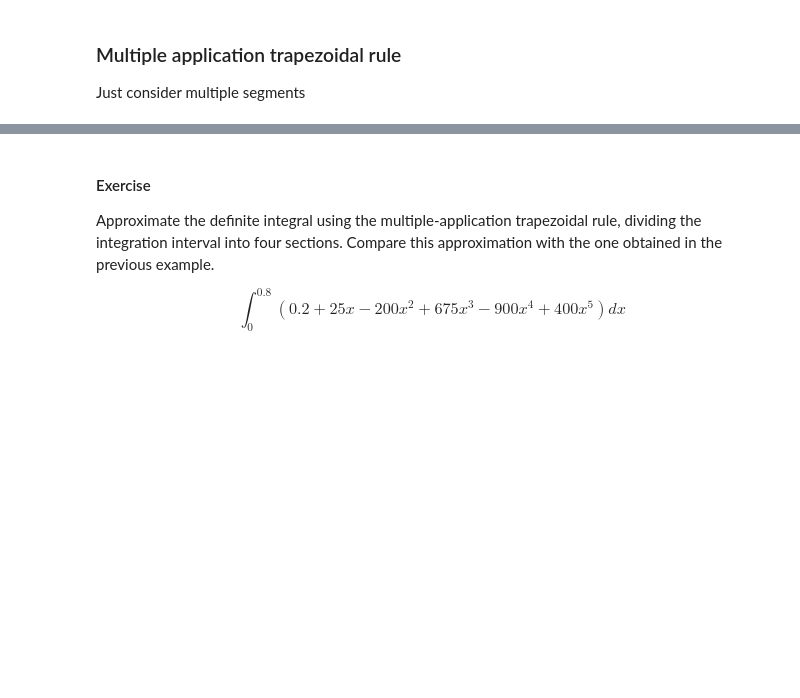
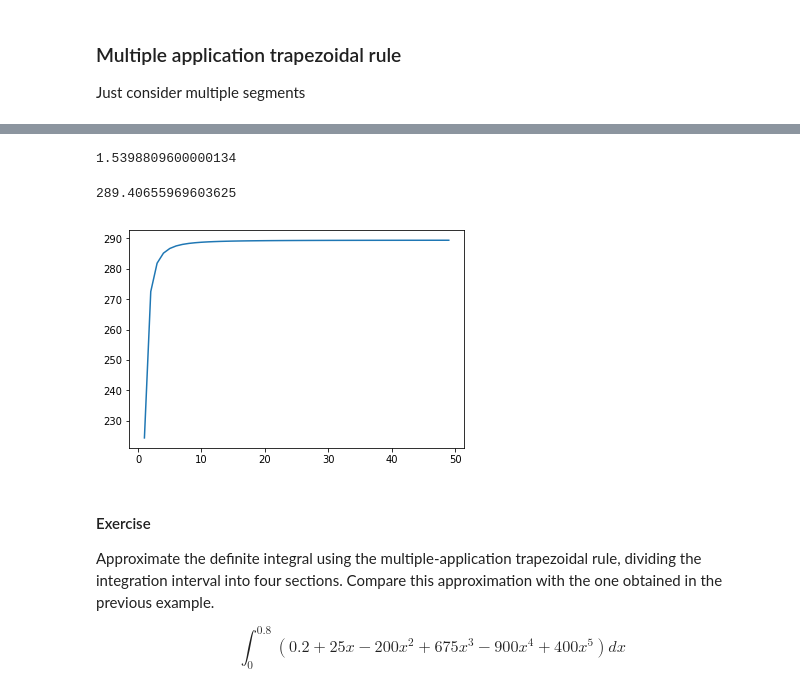
Before and after one commit to danimateos/numerical_methods, a Jupyter notebook: section-06.ipynb, the cells around one changed output, grey strips where cells are left out. Saved outputs shown, nothing was run; the diff lists cells and outputs as text; code cells hidden in the pictures; blank space fills up the shorter version.

```diff
--- a/section-06.ipynb
+++ b/section-06.ipynb
@@ -63,3 +94,30 @@ Perform the calculation with 10,20 and 50 segments.
+# %%
+def integral_trapezoid(f, a=0, b=10, segments=10):
+    space = np.linspace(a, b, num=segments+1)
+    total_area = 0
+
+    for b in space[1:]:
+        total_area += (b-a)*(f(b) + f(a))/2
+        a=b
+
+    return total_area
+
+integral_trapezoid(f, 0, 0.8, 5)
+# %% [output]
+1.5398809600000134
+# %%
+results = []
+
+increasing_segments = np.arange(1, 50)
+
+for n_segments in increasing_segments:
+    results.append(integral_trapezoid(v_parachutist, segments=n_segments))
+
+plt.plot(increasing_segments, results)
+results[-1]
+# %% [output]
+289.40655969603625
+[figure, added]
 # %% [markdown]
 #### Exercise
 Approximate the definite integral using the multiple-application trapezoidal rule, dividing
```
Also changed, not shown: parts of 27 cells of this notebook.
